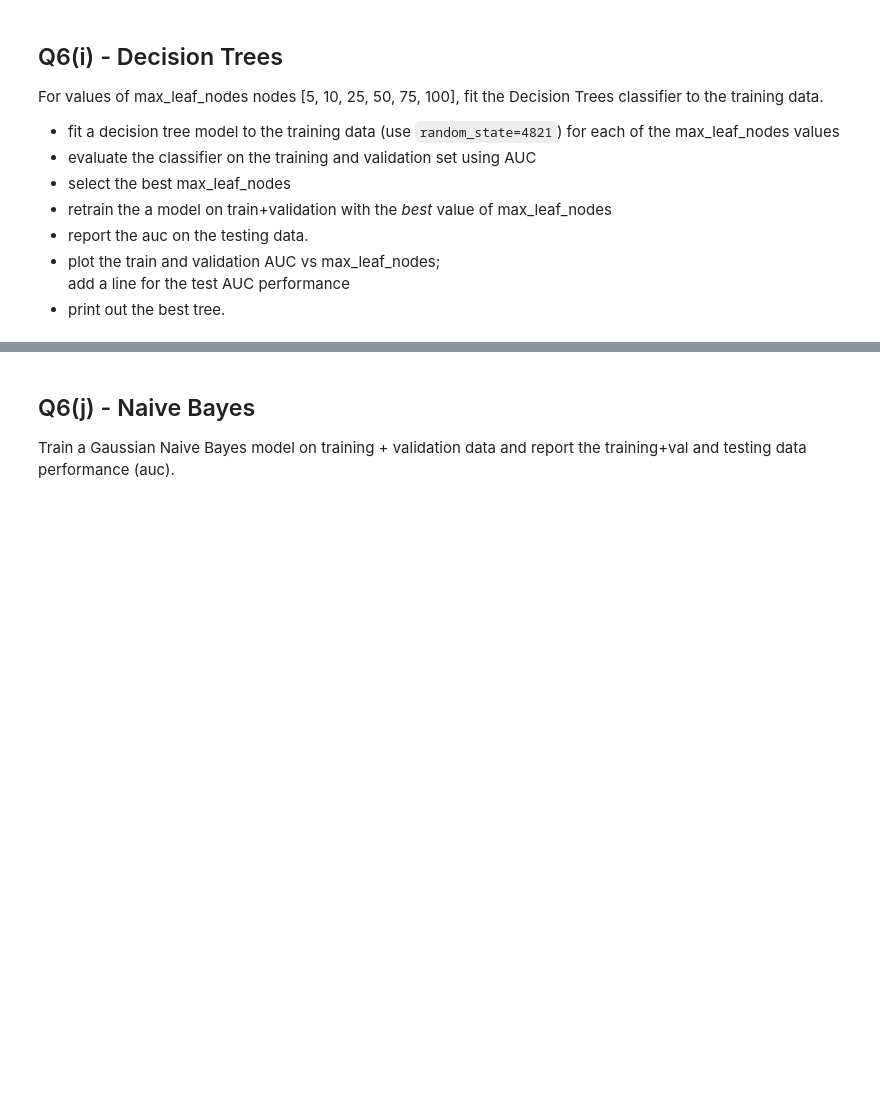
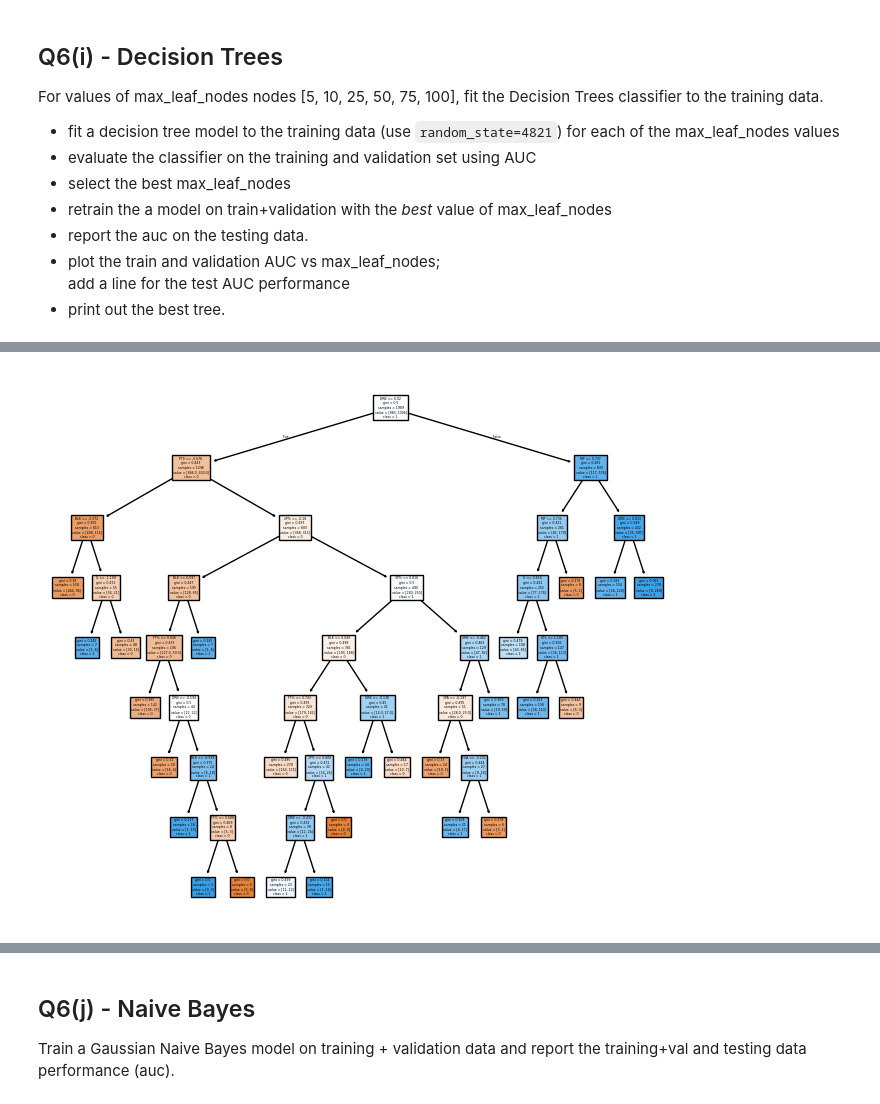
Before and after one commit to zecerman/CS4821, a Jupyter notebook: a2-4821.ipynb, the cells around one changed output, grey strips where cells are left out. Saved outputs shown, nothing was run; the diff lists cells and outputs as text; code cells hidden in the pictures; blank space fills up the shorter version.

```diff
--- a/a2-4821.ipynb
+++ b/a2-4821.ipynb
@@ -1050,2 +1052,9 @@ print('Test Perf:  %.6f' % (dt_auc_test))
+# %%
+# print out the tree
+plt.figure(figsize=(8, 7))
+tree.plot_tree(dt, filled=True, feature_names=X_train.columns, class_names=["0", "1"])
+plt.show()
+# %% [output]
+[figure, added]
 # %%
 grader.check("q6i")
```
Also changed, not shown: parts of 10 cells of this notebook, 1 other file.
